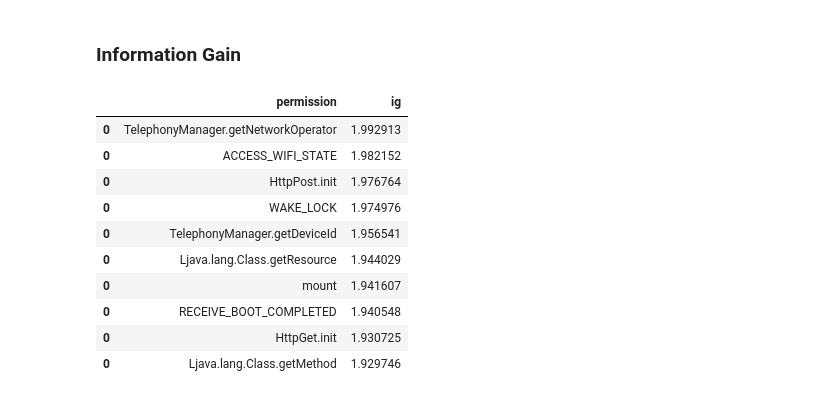
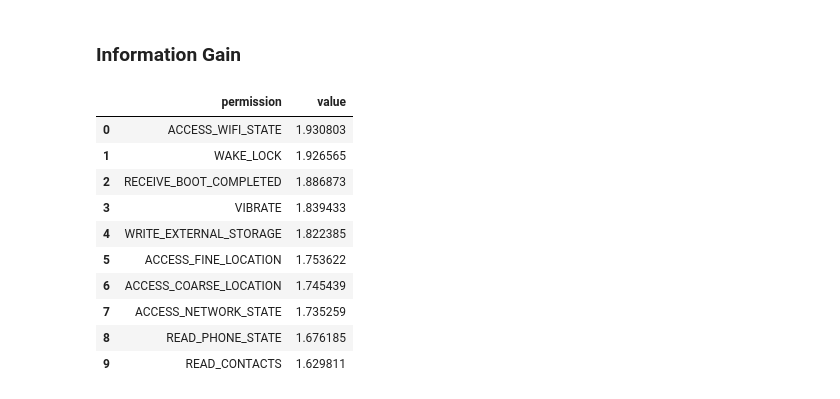
Before and after one commit to NiguXNick/DataScience, a Jupyter notebook: Filter-Based.ipynb, the cells around one changed output. Cells and saved outputs as stored; diff of their text form; code cells hidden in the pictures.

Commit message:
best_all

```diff
--- a/Filter-Based.ipynb
+++ b/Filter-Based.ipynb
@@ -212,14 +283,16 @@ def rffs(permission_id,class_id,ds):
 
 def get_rffs_list(class_id, ds):
     rffs_list = []
-    for permission in ds.columns[1:-1]:
+    for permission in ds.columns[:-1]:
         rffs_list.append([permission, rffs(permission, class_id, ds)])
-    return rffs_list
+    return sorted(rffs_list, key=lambda x: x[1], reverse=True)
 
-list = get_rffs_list(1,ds)
-list.sort(key=lambda x: x[1], reverse=True)
-for i in range(10):
-    if list[i][0] not in best_features:
-        best_features.append(list[i][0])
-print(best_features)
+def get_rffs_df(class_id, ds):
+    rffs_list = get_rffs_list(class_id, ds)
+    rffs_df = pd.DataFrame(rffs_list, columns=['permission', 'rffs'])
+    rffs_df.rename(columns={'rffs': 'value'}, inplace=True)
+    return rffs_df
+
+rffs_df = get_rffs_df(1, ds)
+rffs_df.head(10)
 # %% [output]
@@ -242,35 +325,46 @@ def pcip(permission_id,class_id,ds,is_used=True):
 # %%
 def ig(permission_id,ds):
     class_distribution = ds["class"].value_counts()
-    a = b = c = 0.0
+    a = 0.0
+    b = 0.0
+    c = 0.0
     for i in class_distribution.index:
         f_value = pci(i,ds)
         if f_value > 0.0:
             a += f_value * np.log2(f_value)
         f_value = pcip(permission_id,i,ds)
         if f_value > 0.0:
             b += f_value * np.log2(f_value)
         f_value = pcip(permission_id,i,ds,False)
         if f_value > 0.0:
             c += f_value * np.log2(f_value)
     b *= pp(permission_id,ds)
     c *= (1.0 - pp(permission_id,ds))
     return -1.0 * (a + b + c)
 
-ig_df = pd.DataFrame(columns=["permission", "ig"])
-for i in ds.columns:
-    if i != "class":
-        ig_df = pd.concat([ig_df, pd.DataFrame([[i, ig(i,ds)]], columns=["permission", "ig"])])
-ig_df.sort_values(by="ig", ascending=False).head(10)
+def get_ig_list(class_id, ds):
+    ig_list = []
+    for permission in ds.columns[:-1]:
+        ig_list.append([permission, ig(permission, ds)])
+    return sorted(ig_list, key=lambda x: x[1], reverse=True)
+
+def get_ig_df(class_id, ds):
+    ig_list = get_ig_list(class_id, ds)
+    ig_df = pd.DataFrame(ig_list, columns=['permission', 'ig'])
+    ig_df.rename(columns={'ig': 'value'}, inplace=True)
+    return ig_df
+
+ig_df = get_ig_df(1, ds)
+ig_df.head(10)
 # %% [output]
-|  | permission | ig |
-| 0 | TelephonyManager.getNetworkOperator | 1.992913 |
-| 0 | ACCESS_WIFI_STATE | 1.982152 |
-| 0 | HttpPost.init | 1.976764 |
-| 0 | WAKE_LOCK | 1.974976 |
-| 0 | TelephonyManager.getDeviceId | 1.956541 |
-| 0 | Ljava.lang.Class.getResource | 1.944029 |
-| 0 | mount | 1.941607 |
-| 0 | RECEIVE_BOOT_COMPLETED | 1.940548 |
-| 0 | HttpGet.init | 1.930725 |
-| 0 | Ljava.lang.Class.getMethod | 1.929746 |
+|  | permission | value |
+| 0 | ACCESS_WIFI_STATE | 1.930803 |
+| 1 | WAKE_LOCK | 1.926565 |
+| 2 | RECEIVE_BOOT_COMPLETED | 1.886873 |
+| 3 | VIBRATE | 1.839433 |
+| 4 | WRITE_EXTERNAL_STORAGE | 1.822385 |
+| 5 | ACCESS_FINE_LOCATION | 1.753622 |
+| 6 | ACCESS_COARSE_LOCATION | 1.745439 |
+| 7 | ACCESS_NETWORK_STATE | 1.735259 |
+| 8 | READ_PHONE_STATE | 1.676185 |
+| 9 | READ_CONTACTS | 1.629811 |
```
Also changed, not shown: parts of 10 cells of this notebook.
